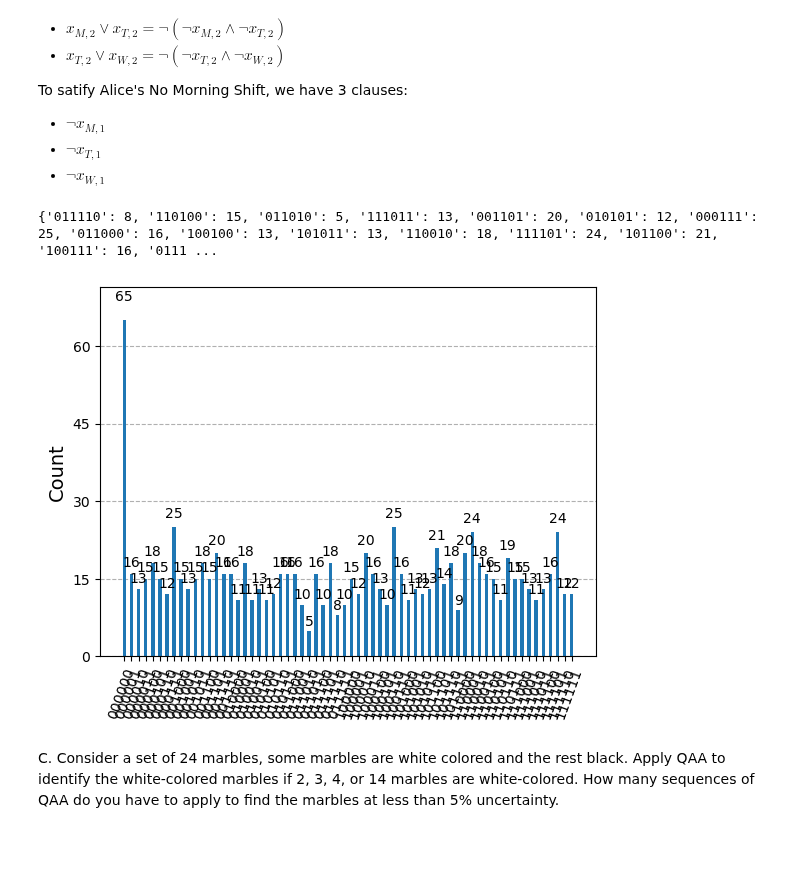
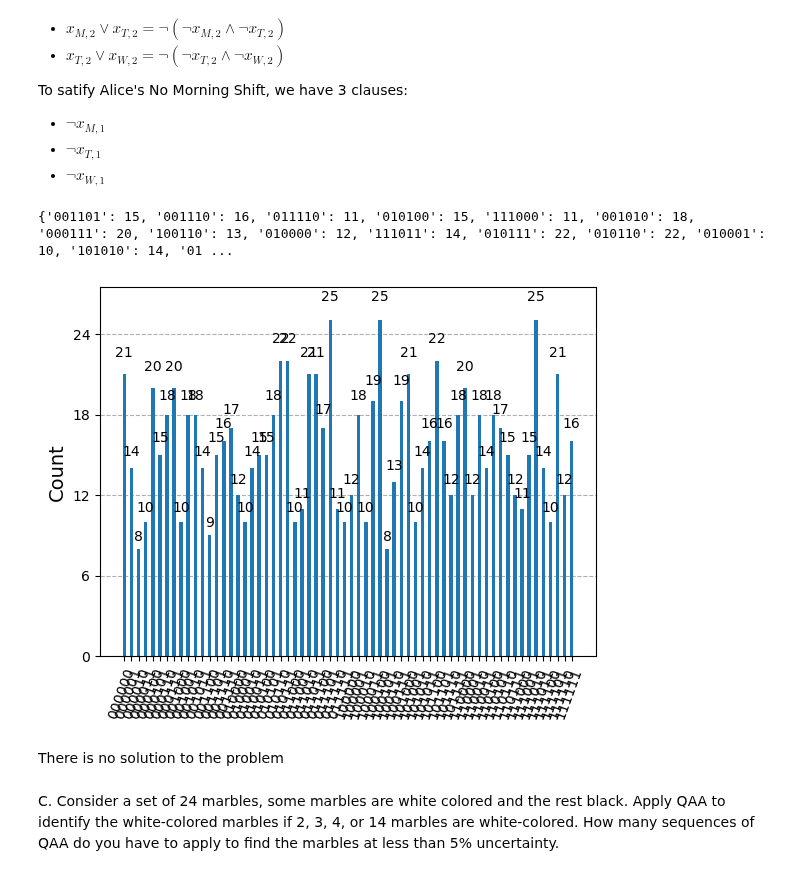
Before and after one commit to elijahkin/amsc698k, a Jupyter notebook: hw4/hw4.ipynb, the cells around one changed output. Drawn from its saved outputs; the diff is of its cells as text; code cells hidden in the pictures; blank space fills up the shorter version.

```diff
--- a/hw4/hw4.ipynb
+++ b/hw4/hw4.ipynb
@@ -18,17 +18,17 @@ print(qiskit.__version__)
 def diffuser(q, label='diffuser'):
     qc = QuantumCircuit(q)
     n = qc.num_qubits
-    qc.h([q[i] for i in range(n-1)])
-    qc.x([ q[i] for i in range(n-1) ])
+    qc.h([q[i] for i in range(n)])
+    qc.x([ q[i] for i in range(n) ])
     if n > 2:
         # for multi-controlled Z use multi-controlled Z rotation
-        qc.mcrz(np.pi, q[0:n-2], q[n-2])
+        qc.mcrz(np.pi, q[0:n-1], q[n-1])
     else:
         # for one-qubit oracles no controls
         qc.z(q[0])
     qc.barrier()
-    qc.x([ q[i] for i in range(n-1) ])
-    qc.h([ q[i] for i in range(n-1) ])
+    qc.x([ q[i] for i in range(n) ])
+    qc.h([ q[i] for i in range(n) ])
     return qc
 # %%
 def grover(var_qubits, clause_qubits, output_qubits, cbits, oracle, iterations=1, measure=True):
@@ -340,6 +344,7 @@ To satify Alice's No Morning Shift, we have 3 clauses:
 # %%
 def oracle_Bii(circ, vq, cq, output_qubit):
     circ.barrier(label = "Bob Consective Days")
+    circ.x([cq[0], cq[1], cq[2], cq[3]])
     circ.x([vq[0], vq[2]])
     circ.mcx([vq[0], vq[2]], cq[0])
     circ.x([vq[0], vq[2]])
@@ -392,6 +397,7 @@ def oracle_Bii(circ, vq, cq, output_qubit):
     circ.x([vq[0], vq[2]])
     circ.mcx([vq[0], vq[2]], cq[0])
     circ.x([vq[0], vq[2]])
+    circ.x([cq[0], cq[1], cq[2], cq[3]])
 
     return circ
 # %%
@@ -401,16 +407,19 @@ circ_groverBii = grover(var_qubits = 6,
                       output_qubits = 1,
                       cbits = 6,
                       oracle = oracle_Bii,
-                      iterations=1,
+                      iterations=2,
                       measure=True)
+# circ_groverBii.draw(output = 'mpl', plot_barriers=True)
 # %%
 backend_aer = Aer.get_backend('qasm_simulator')
-counts = backend_aer.run(circ_groverBii, shots=1000).result().get_counts()
+counts = backend_aer.run(circ_groverBii.decompose(), shots=1000).result().get_counts()
 print(counts)
 plot_histogram(counts)
 # %% [output]
-{'011110': 8, '110100': 15, '011010': 5, '111011': 13, '001101': 20, '010101': 12, '000111': 25, '011000': 16, '100100': 13, '101011': 13, '110010': 18, '111101': 24, '101100': 21, '100111': 16, '0111 ...
+{'001101': 15, '001110': 16, '011110': 11, '010100': 15, '111000': 11, '001010': 18, '000111': 20, '100110': 13, '010000': 12, '111011': 14, '010111': 22, '010110': 22, '010001': 10, '101010': 14, '01 ...
-[figure, old version]
+[figure, new version]
+# %% [markdown]
+There is no solution to the problem
 # %% [markdown]
 C. Consider a set of 24 marbles, some marbles are white colored and the rest black. Apply QAA to identify the white-colored marbles if 2, 3, 4, or 14 marbles are white-colored. How many sequences of QAA do you have to apply to find the marbles at less than 5% uncertainty.
 # %%
```
Also changed, not shown: parts of 9 cells of this notebook.
